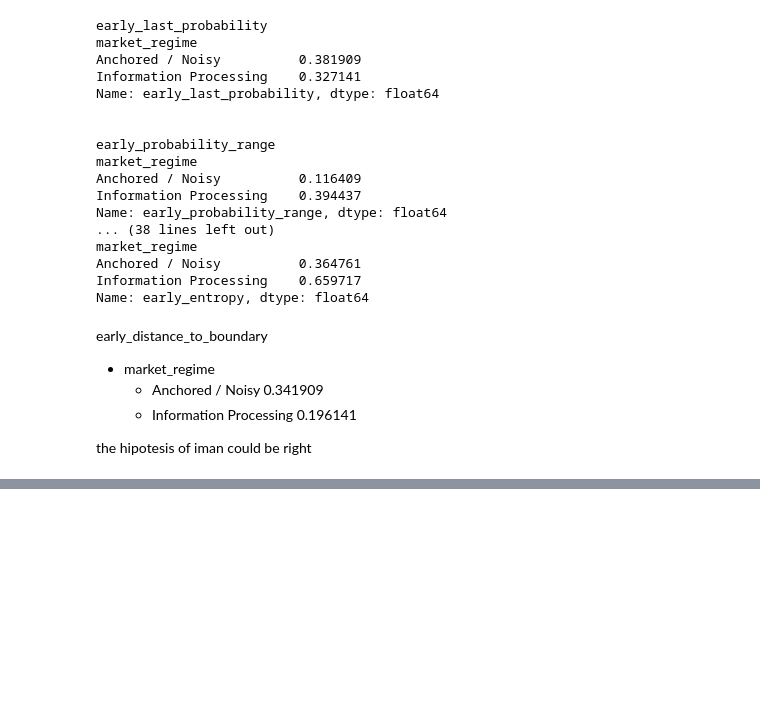
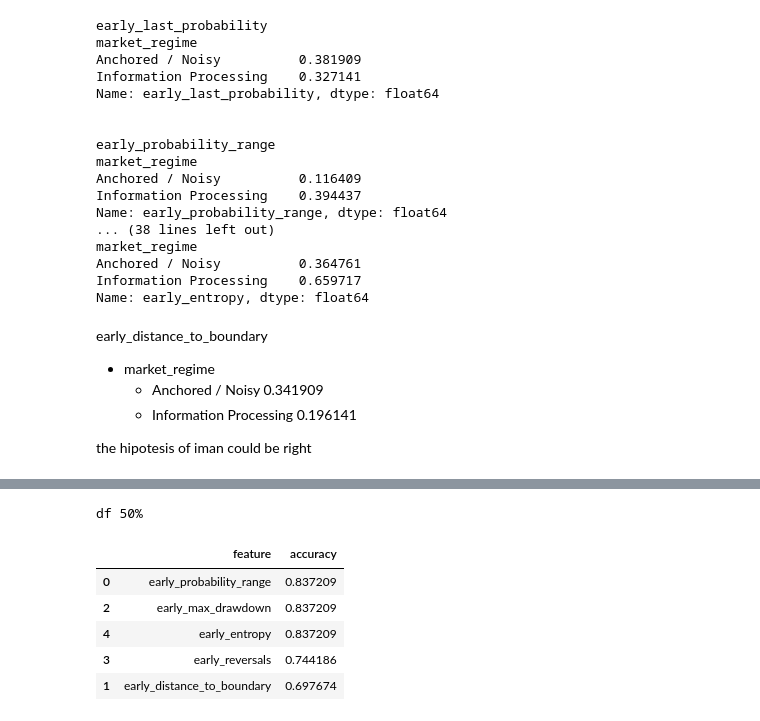
Before and after one commit to ADRIANVM117/data-science-portfolio, a Jupyter notebook: v3_alpha_discovery/notebooks/03_Early_Life_Regime_Signals.ipynb, the cells around one changed output, grey strips where cells are left out. Cells and saved outputs as stored; diff of their text form; code cells hidden in the pictures; blank space fills up the shorter version.

```diff
--- a/v3_alpha_discovery/notebooks/03_Early_Life_Regime_Signals.ipynb
+++ b/v3_alpha_discovery/notebooks/03_Early_Life_Regime_Signals.ipynb
@@ -512,0 +551,11 @@ single_features = [
+# %%
+# Now, applying this methodology to the 25% and 50% df
+df_50 = early_regime_dataset[early_regime_dataset["horizon"] == 0.50]
+acc_50 = evaluate_horizon(df_50,features)
+print('df_50% acc: ',acc_50)
+print(df_50["target"].value_counts())
+print('\n')
+df_75 = early_regime_dataset[early_regime_dataset["horizon"] == 0.75]
+acc_75 = evaluate_horizon(df_75,features)
+print('df_75% acc: ',acc_75)
+print(df_75["target"].value_counts())
@@ -512,0 +622,20 @@ single_features = [
+# %%
+single_feature_results = []
+
+for feature in single_features:
+
+    acc = evaluate_horizon(df_50,[feature])
+
+    single_feature_results.append({"feature": feature,"accuracy": acc})
+
+single_feature_results = (pd.DataFrame(single_feature_results).sort_values("accuracy", ascending=False))
+print('df 50%')
+single_feature_results
+# %% [output]
+df 50%
+|  | feature | accuracy |
+| 0 | early_probability_range | 0.837209 |
+| 2 | early_max_drawdown | 0.837209 |
+| 4 | early_entropy | 0.837209 |
+| 3 | early_reversals | 0.744186 |
+| 1 | early_distance_to_boundary | 0.697674 |
```
Also changed, not shown: parts of 10 cells of this notebook.
